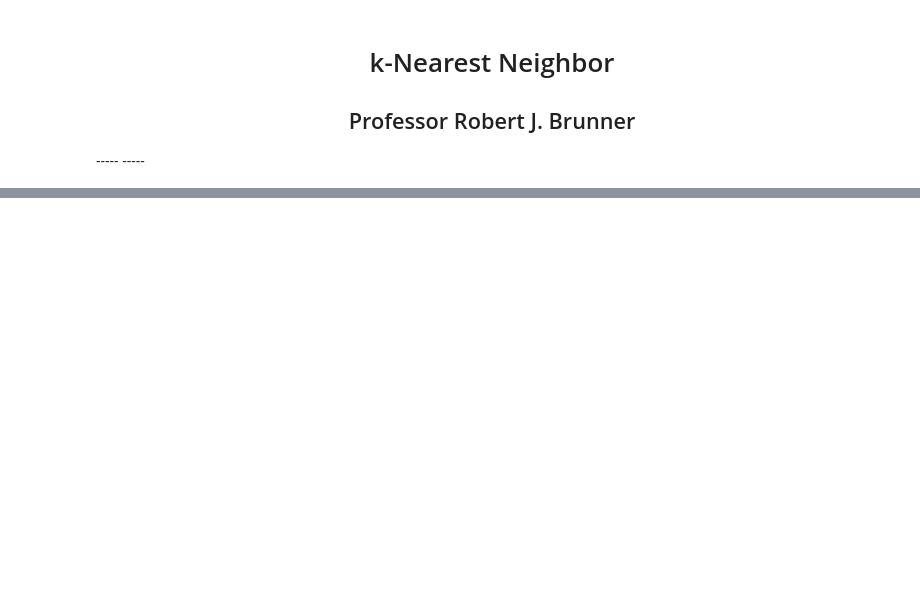
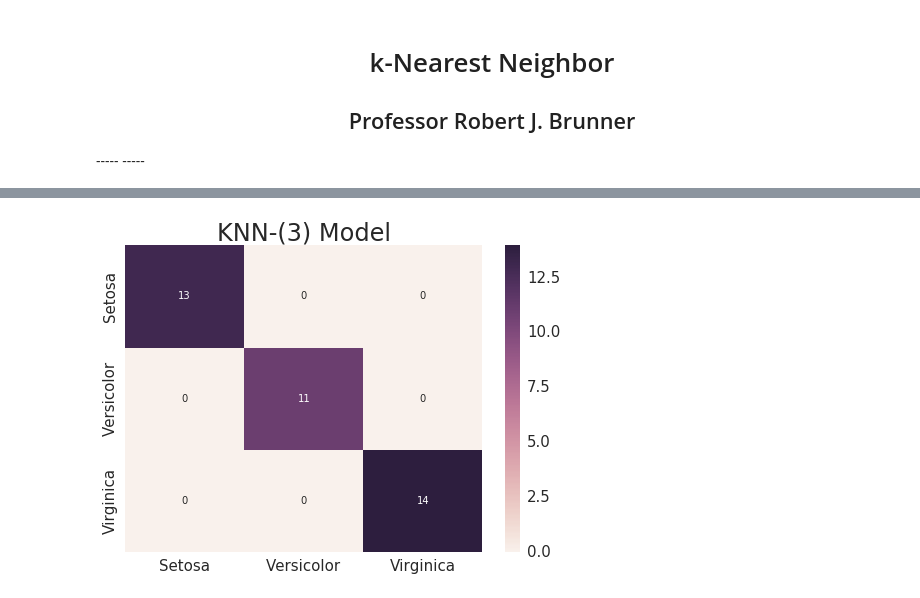
Before and after one commit to lcdm-uiuc/info490-sp16, a Jupyter notebook: Week3/notebooks/intro2knn.ipynb, the cells around one changed output, grey strips where cells are left out. Saved outputs shown, nothing was run; the diff lists cells and outputs as text; code cells hidden in the pictures; blank space fills up the shorter version.

```diff
--- a/Week3/notebooks/intro2knn.ipynb
+++ b/Week3/notebooks/intro2knn.ipynb
@@ -150,0 +156,6 @@ confusion(l_test, result, "KNN-({0}) Model".format(nbrs))
+# %%
+from helper_code import mlplots as mlp
+
+mlp.confusion(y_test, y_pred, ['Setosa', 'Versicolor', 'Virginica'], 3, "KNN-({0}) Model".format(nbrs))
+# %% [output]
+[figure, added]
```
Also changed, not shown: parts of 24 cells of this notebook, 5 other files.
